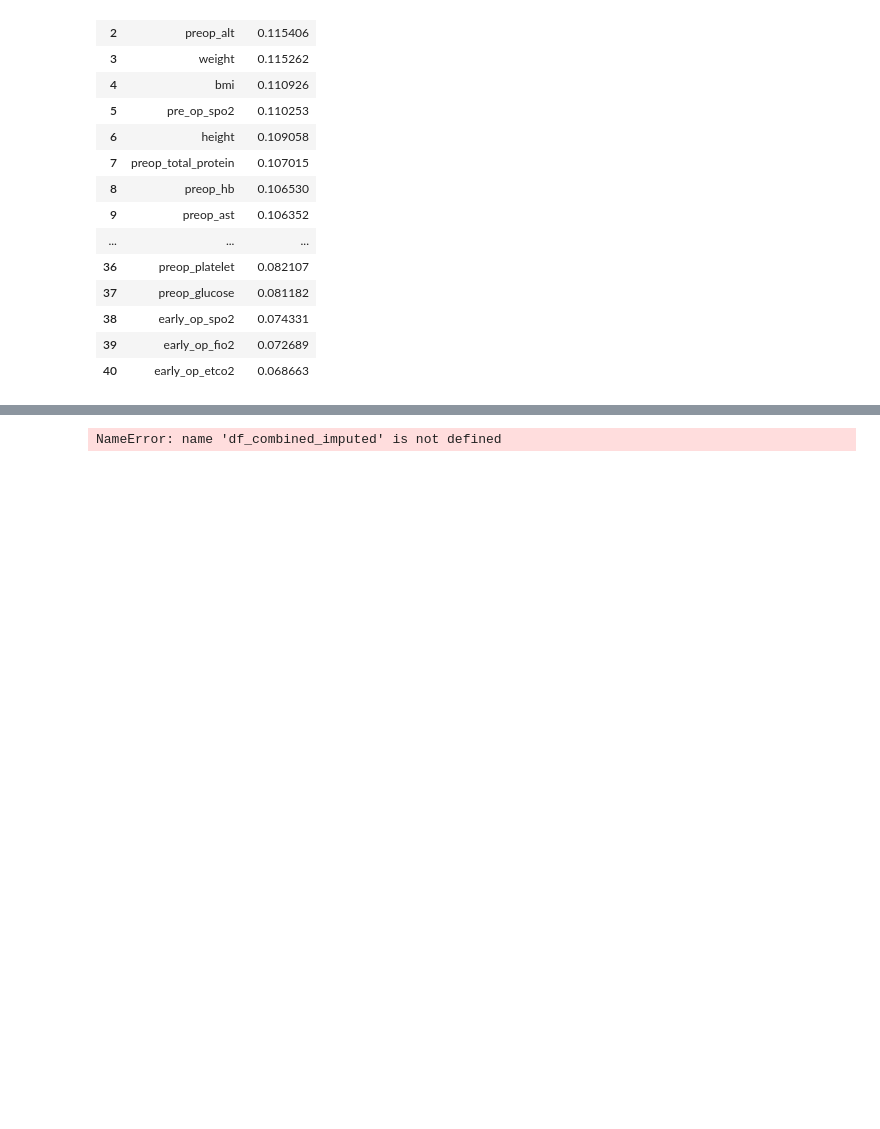
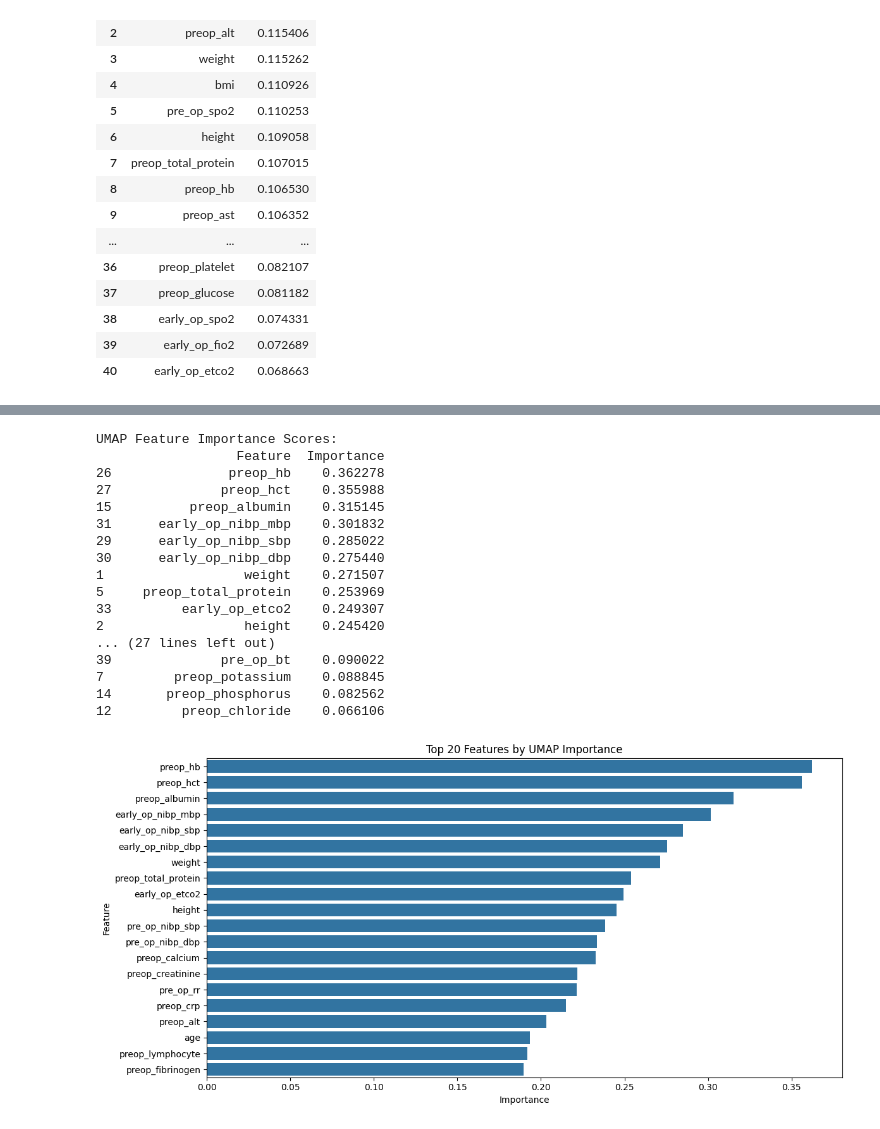
Before and after one commit to VivaSuresh/VitalDB-Dimensionality-Reduction, a Jupyter notebook: inspire_data_notebook.ipynb, the cells around one changed output, grey strips where cells are left out. Saved outputs shown, nothing was run; the diff lists cells and outputs as text; code cells hidden in the pictures; blank space fills up the shorter version.

Commit message:
GPT version of tSNE and UMAP prototyped

```diff
--- a/inspire_data_notebook.ipynb
+++ b/inspire_data_notebook.ipynb
@@ -20,8 +20,6 @@ ward_vitals_path = inspire_path / "ward_vitals.csv"
 combined_path = inspire_path / "combined_data.csv"
 combined_cleaned_path = inspire_path / "combined_cleaned_data.csv"
 pca_path = inspire_path / "pca_data.csv"
-umap_path = inspire_path / "umap_data.csv"
-tsne_path = inspire_path / "tsne_data.csv"
 # %%
 # Set variables
 OUTCOME_VAR = 'inhosp_death_30day'
@@ -537,0 +553,17 @@ df["postop_los"].mean()
+# %%
+# Calculate feature importances for each UMAP component
+umap_feature_importances = []
+for i in range(n_components):
+    component_importances = [abs(np.corrcoef(df_scaled[feature], umap_embedding[:, i])[0, 1])
+                             for feature in df_scaled.columns]
+    umap_feature_importances.append(component_importances)
+
+# Convert to DataFrame for better readability
+umap_feature_importances_df = pd.DataFrame(umap_feature_importances, columns=df_scaled.columns)
+
+# Print the top features for each UMAP component
+for i in range(n_components):
+    print(f"Top features for UMAP component {i+1}:")
+    top_features = umap_feature_importances_df.iloc[i].sort_values(ascending=False).head(5)
+    print(top_features)
+    print("\n")
@@ -538,54 +588,59 @@ df["postop_los"].mean()
 # %%
-# 11/16/2024 New Change
-# df_combined_imputed.to_csv(umap_path.as_posix(), index=False)
-
-# Load and standardize the data (same as PCA)
-df_combined_imputed = pd.read_csv(umap_path.as_posix())
-scaler = StandardScaler()
-df_combined_imputed = pd.DataFrame(scaler.fit_transform(df_combined_imputed),
-                                   columns=df_combined_imputed.columns)
-
-# Set parameters (similar to PCA n_components)
-n_components = 30
-
-# Initialize and fit UMAP
-reducer = UMAP(n_components=n_components,
-               random_state=42,
-               n_neighbors=15,
-               min_dist=0.1)
-umap_embedding = reducer.fit_transform(df_combined_imputed)
-
 # Calculate feature importance using correlation with UMAP components
 feature_importances = []
 for i in range(n_components):
-    correlations = [abs(np.corrcoef(df_combined_imputed[feature], umap_embedding[:, i])[0, 1])
-                   for feature in df_combined_imputed.columns]
+    correlations = [abs(np.corrcoef(df_scaled[feature], umap_embedding[:, i])[0, 1])
+                   for feature in df_scaled.columns]
     feature_importances.append(correlations)
 
 # Calculate overall importance scores
 umap_importance_scores = np.mean(np.abs(feature_importances), axis=0)
 umap_importance_df = pd.DataFrame({
-    'Feature': df_combined_imputed.columns,
+    'Feature': df_scaled.columns,
     'Importance': umap_importance_scores
 }).sort_values('Importance', ascending=False)
 
 # Display results
 print("UMAP Feature Importance Scores:")
 print(umap_importance_df)
 
-# Plot top features
+# Plot top 20 features by UMAP importance
 plt.figure(figsize=(12, 6))
 sns.barplot(data=umap_importance_df.head(20), x='Importance', y='Feature')
 plt.title('Top 20 Features by UMAP Importance')
 plt.tight_layout()
 plt.show()
 
 # Plot 2D projection
 plt.figure(figsize=(10, 8))
 plt.scatter(umap_embedding[:, 0], umap_embedding[:, 1], alpha=0.5)
 plt.title('UMAP 2D Projection')
 plt.xlabel('UMAP1')
 plt.ylabel('UMAP2')
+plt.tight_layout()
 plt.show()
+
+# Save the UMAP importance scores to a CSV file
+umap_importance_df.to_csv(umap_path.as_posix(), index=False)
+
+# Display the UMAP importance DataFrame
+umap_importance_df
 # %% [output]
-NameError: name 'df_combined_imputed' is not defined
+UMAP Feature Importance Scores:
+                  Feature  Importance
+26               preop_hb    0.362278
+27              preop_hct    0.355988
+15          preop_albumin    0.315145
+31      early_op_nibp_mbp    0.301832
+29      early_op_nibp_sbp    0.285022
+30      early_op_nibp_dbp    0.275440
+1                  weight    0.271507
+5     preop_total_protein    0.253969
+33         early_op_etco2    0.249307
+2                  height    0.245420
+... (27 lines left out)
+39              pre_op_bt    0.090022
+7         preop_potassium    0.088845
+14       preop_phosphorus    0.082562
+12         preop_chloride    0.066106
+[figure, added]
```
Also changed, not shown: parts of 4 cells of this notebook.
